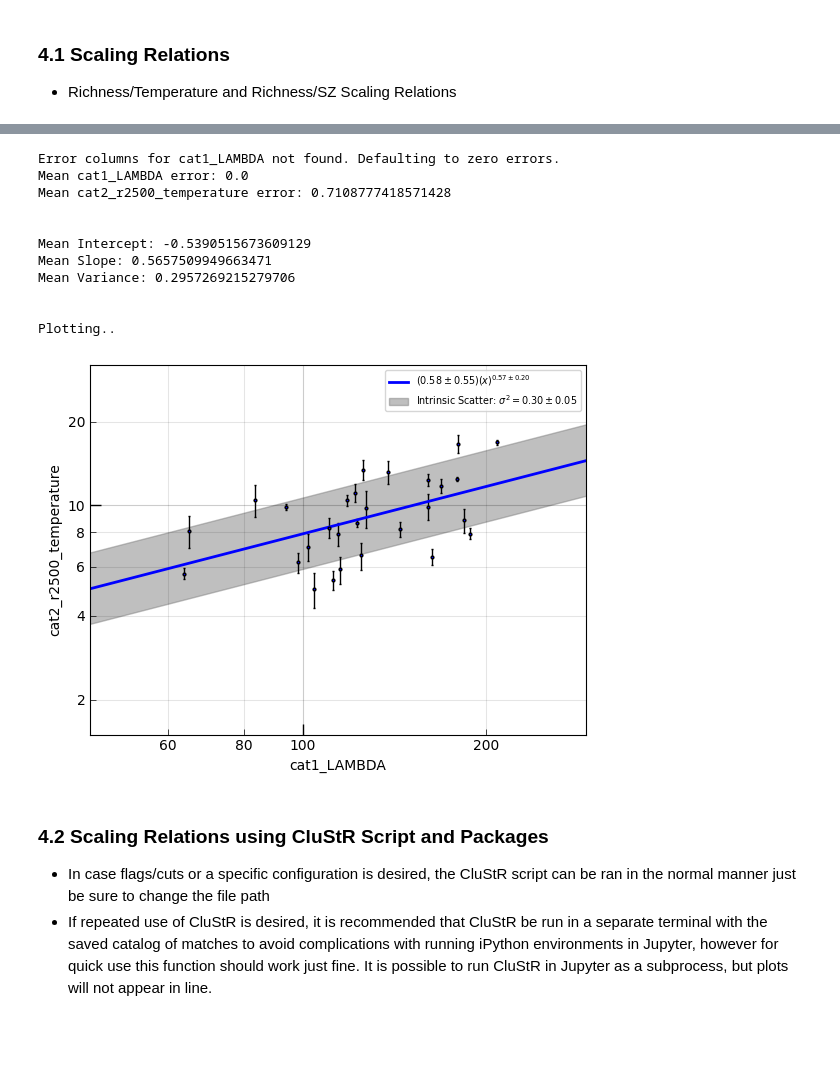
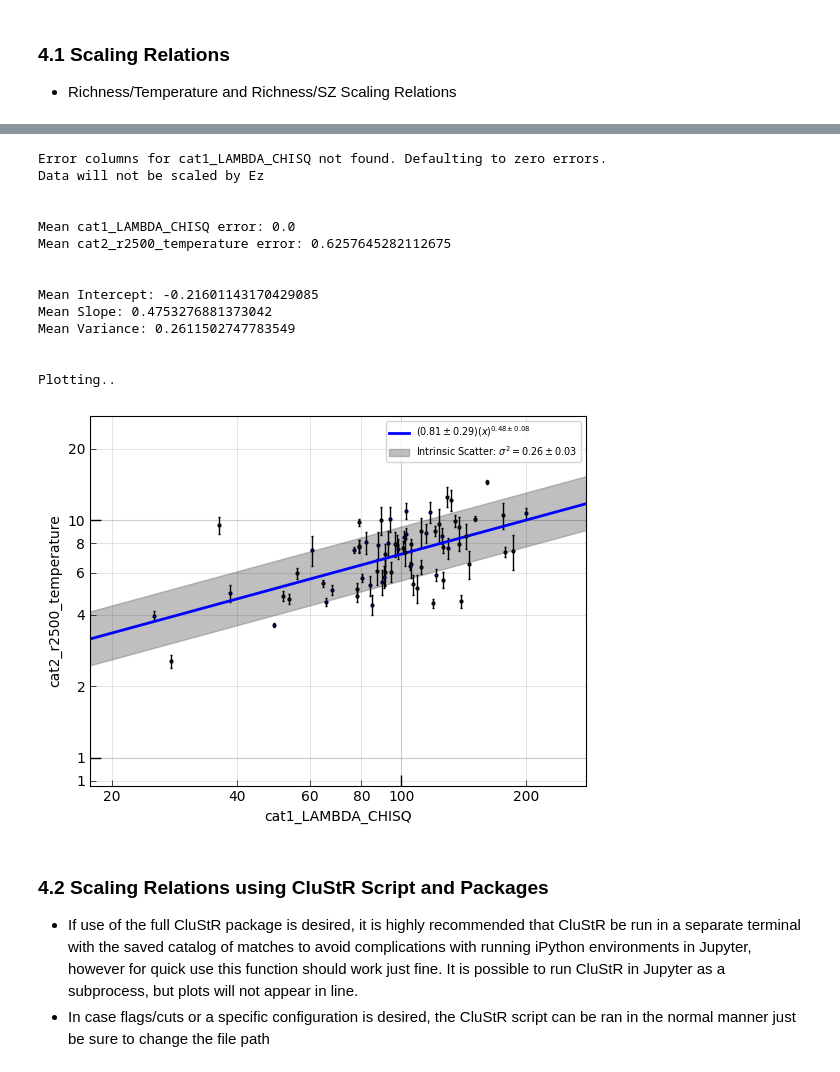
Before and after one commit to LSSTDESC/Initial-Cluster-Catalog-Validation, a Jupyter notebook: Cluster Validation Pipeline.ipynb, the cells around one changed output, grey strips where cells are left out. Drawn from its saved outputs; the diff is of its cells as text; code cells hidden in the pictures; blank space fills up the shorter version.

```diff
--- a/Cluster Validation Pipeline.ipynb
+++ b/Cluster Validation Pipeline.ipynb
@@ -321,7 +392,7 @@ def load_and_calculate(matched_catalog):
 
     return match_dataframe
 # %%
-data = load_and_calculate(matched_catalog_xray)
+data = load_and_calculate(match_file_path_xray)
 # %% [markdown]
 ### 2.2 Model Definition
 # %%
@@ -355,7 +426,7 @@ def make_model(r_offset, rlambda):
     with pm.Model() as model:
         rho_0 = pm.Uniform('Rho0', lower=0.3, upper=1)
         r0 = pm.Uniform('R0', lower=0.0001, upper=0.1)
-        tau = pm.Uniform('tau', lower=0.04, upper=0.83)
+        tau = pm.Uniform('tau', lower=0.12, upper=0.83)
         k = 2  # Consider making this a model parameter again if you feel adventurous
 
         r_rlam = r_offset / rlambda
@@ -433,6 +504,19 @@ def MCMC_loop(data, file_path_mcmc_ouput):
     r0=np.loadtxt(mcmc_file+'/R0.txt')
     tau=np.loadtxt(mcmc_file+'/tau.txt')
 
+    rho_0_best_fit = np.mean(rho_0)
+    r0_best_fit = np.mean(r0)
+    tau_best_fit = np.mean(tau)
+
+    rho_0_err = np.std(rho_0)
+    r0_err = np.std(r0)
+    tau_err = np.std(tau)
+
+    print("\n")
+    print(f"Rho0 = {rho_0_best_fit:.2f} ± {rho_0_err:.2f}")
+    print(f"R0 = {r0_best_fit:.3f} ± {r0_err:.3f}")
+    print(f"Tau = {tau_best_fit:.3f} ± {tau_err:.3f}")
+
     lmd_cut_out.append([rho_0, r0, tau])
     output.append(lmd_cut_out)
     return output
@@ -671,7 +758,7 @@ def scaling_plots(x_col, y_col, matched_file_path):
 
     # Scale data by redshift
     try:
-        redshift = catalog['cat2_Redshift'][cuts]
+        redshift = catalog['_cat2_REDSHIFT'][cuts]
         x /= Ez(redshift)
         y /= Ez(redshift)
     except KeyError:
@@ -821,19 +908,22 @@ Plotting..
 # %%
-scaling_plots('cat1_LAMBDA', 'cat2_r2500_temperature', match_file_path_xray)
+scaling_plots('cat1_LAMBDA_CHISQ', 'cat2_r2500_temperature', match_file_path_xray)
 # %% [output]
-Error columns for cat1_LAMBDA not found. Defaulting to zero errors.
-Mean cat1_LAMBDA error: 0.0
-Mean cat2_r2500_temperature error: 0.7108777418571428
+Error columns for cat1_LAMBDA_CHISQ not found. Defaulting to zero errors.
+Data will not be scaled by Ez
 
 
-Mean Intercept: -0.5390515673609129
-Mean Slope: 0.5657509949663471
-Mean Variance: 0.2957269215279706
+Mean cat1_LAMBDA_CHISQ error: 0.0
+Mean cat2_r2500_temperature error: 0.6257645282112675
+
+
+Mean Intercept: -0.21601143170429085
+Mean Slope: 0.4753276881373042
+Mean Variance: 0.2611502747783549
 
 
 Plotting..
-[figure, old version]
+[figure, new version]
 # %% [markdown]
 ### 4.2 Scaling Relations using CluStR Script and Packages
+- If use of the full CluStR package is desired, it is highly recommended that CluStR be run in a separate terminal with the saved catalog of matches to avoid complications with running iPython environments in Jupyter, however for quick use this function should work just fine. It is possible to run CluStR in Jupyter as a subprocess, but plots will not appear in line.
 - In case flags/cuts or a specific configuration is desired, the CluStR script can be ran in the normal manner just be sure to change the file path
-- If repeated use of CluStR is desired, it is recommended that CluStR be run in a separate terminal with the saved catalog of matches to avoid complications with running iPython environments in Jupyter, however for quick use this function should work just fine. It is possible to run CluStR in Jupyter as a subprocess, but plots will not appear in line.
```
Also changed, not shown: parts of 17 cells of this notebook.
